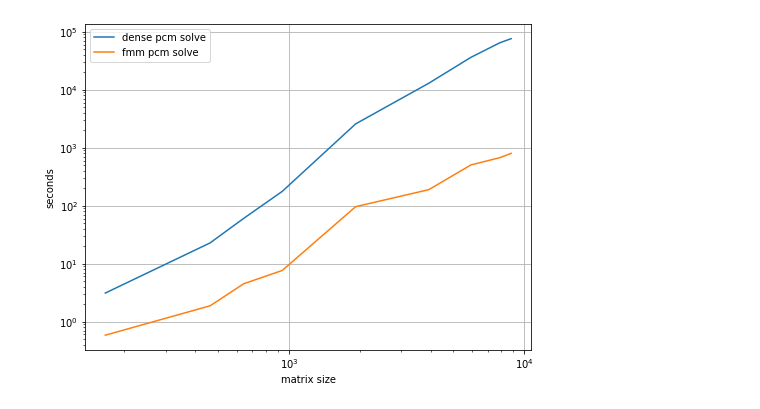
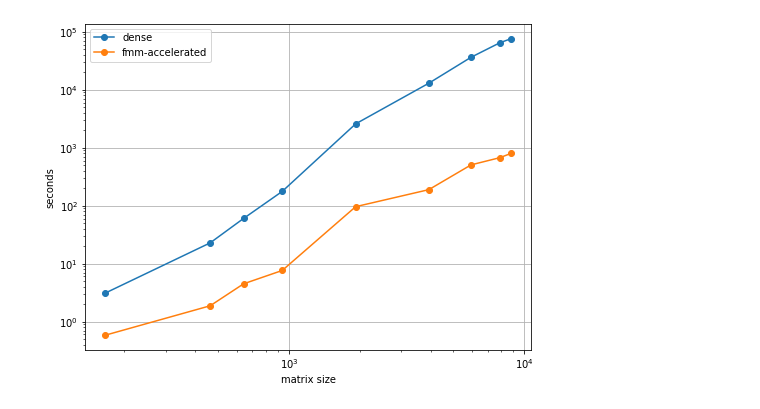
Before and after one commit to Muxas/ddPCM, a Jupyter notebook: input_amber/plot.ipynb, the cells around one changed output. Saved outputs shown, nothing was run; the diff lists cells and outputs as text; code cells hidden in the pictures.

```diff
--- a/input_amber/plot.ipynb
+++ b/input_amber/plot.ipynb
@@ -30,13 +30,13 @@ for t in tests:
     with open(t+".out") as fd:
         lines = fd.readlines()
     y_eps.append(float(lines[0].split()[-1]))
-    y_en.append(float(lines[1].split()[-1]))
-    y.append(float(lines[2].split()[-1]))
+    y_en.append(float(lines[2].split()[-1]))
+    y.append(float(lines[3].split()[-1]))
     with open(t+".fmm") as fd:
         lines = fd.readlines()
     z_eps.append(float(lines[0].split()[-1]))
-    z_en.append(float(lines[1].split()[-1]))
-    z.append(float(lines[2].split()[-1]))
+    z_en.append(float(lines[2].split()[-1]))
+    z.append(float(lines[3].split()[-1]))
 #print(x)
 order = np.argsort(x)
 x = np.array(x)[order]
@@ -49,15 +73,15 @@ z_en = np.array(z_en)[order]
 # %%
 fig = plt.figure(figsize=(8,6))
-plt.loglog(x, y_eps, label="dense pcm solve")
-plt.loglog(x, z_eps, label="fmm pcm solve")
+plt.loglog(x, y_eps, label="dense", marker="o")
+plt.loglog(x, z_eps, label="fmm-accelerated", marker="o")
 #plt.loglog(x, x**3/x[0]**3*y_eps[0], label="$O(N^3)$")
 #plt.loglog(x, x**2*np.log(x)/x[0]**2/np.log(x[0])*z_eps[0], label="N^2 logN")
 plt.legend()
 plt.grid()
 plt.xlabel("matrix size")
 plt.ylabel("seconds")
-plt.savefig("diff.pdf")
+plt.savefig("diff_abs_time.pdf")
 # %% [output]
-[figure, old version]
+[figure, new version]
 # %%
 fig = plt.figure(figsize=(8,6))
```
Also changed, not shown: parts of 6 cells of this notebook, 4 other files.
